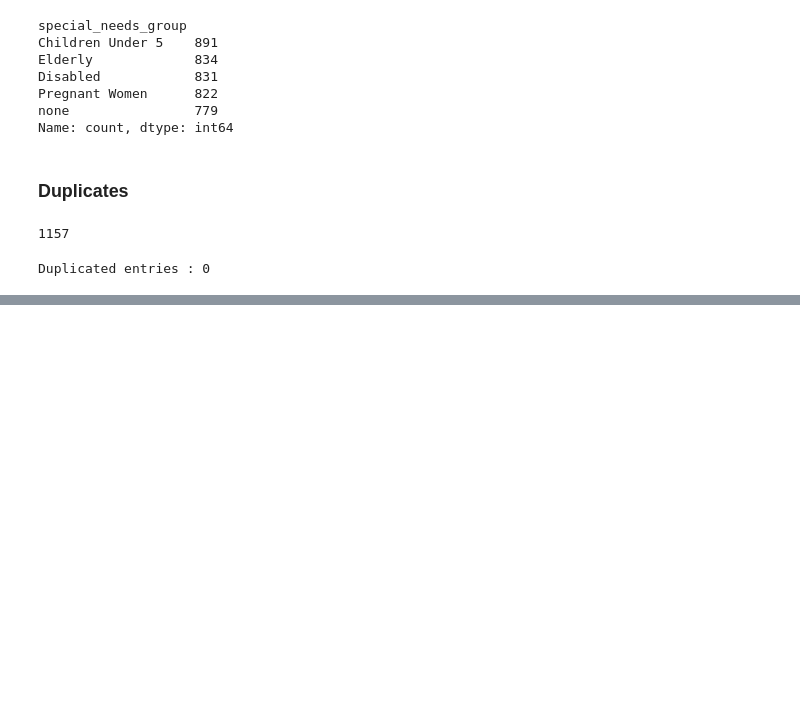
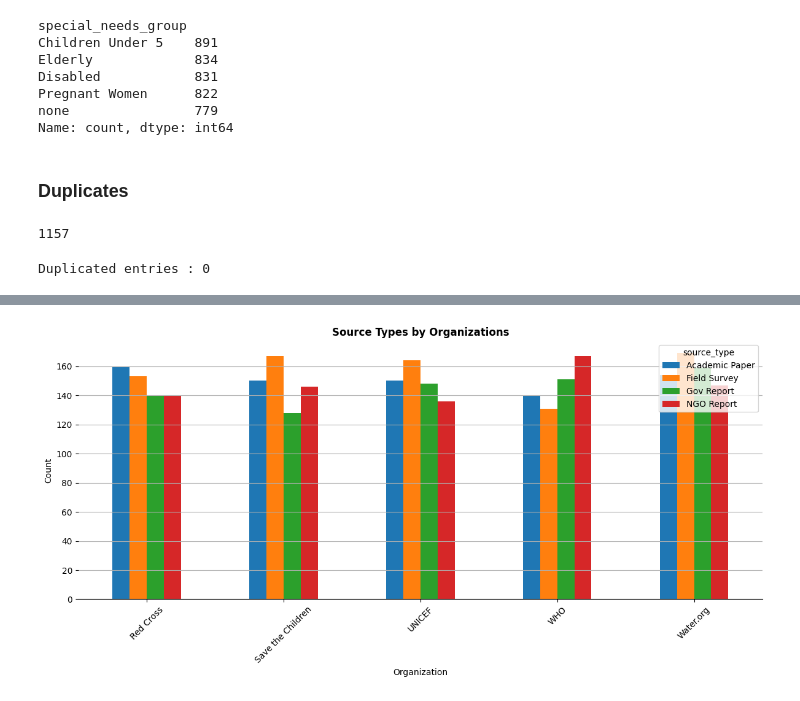
Before and after one commit to lewismwaki/cleanwaterai, a Jupyter notebook: notebooks/06_nlp_model_training.ipynb, the cells around one changed output, grey strips where cells are left out. Cells and saved outputs as stored; diff of their text form; code cells hidden in the pictures; blank space fills up the shorter version.

```diff
--- a/notebooks/06_nlp_model_training.ipynb
+++ b/notebooks/06_nlp_model_training.ipynb
@@ -116,0 +155,3 @@ Duplicated entries : 0
+# %%
+source_df = pd.crosstab(df['organization'], df['source_type'])
+source_df
@@ -116,0 +166,15 @@ Duplicated entries : 0
+# %%
+source_df.plot(kind='bar', stacked=False, figsize=(12,6))
+plt.title('Source Types by Organizations', weight='bold')
+plt.xlabel('Organization')
+plt.ylabel('Count')
+plt.xticks(rotation=45)
+plt.tight_layout()
+plt.gca().spines['left'].set_visible(False)
+plt.grid(axis='y')
+plt.gca().spines['right'].set_visible(False)
+plt.gca().spines['top'].set_visible(False)
+plt.xticks(rotation = 45)
+plt.show()
+# %% [output]
+[figure, added]
```
Also changed, not shown: parts of 10 cells of this notebook.
